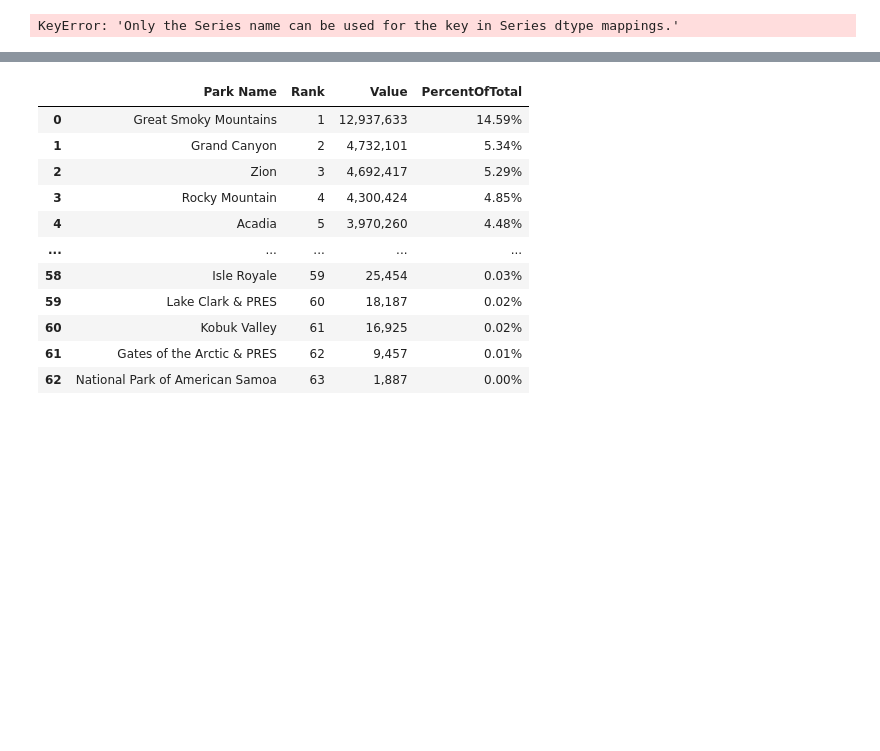
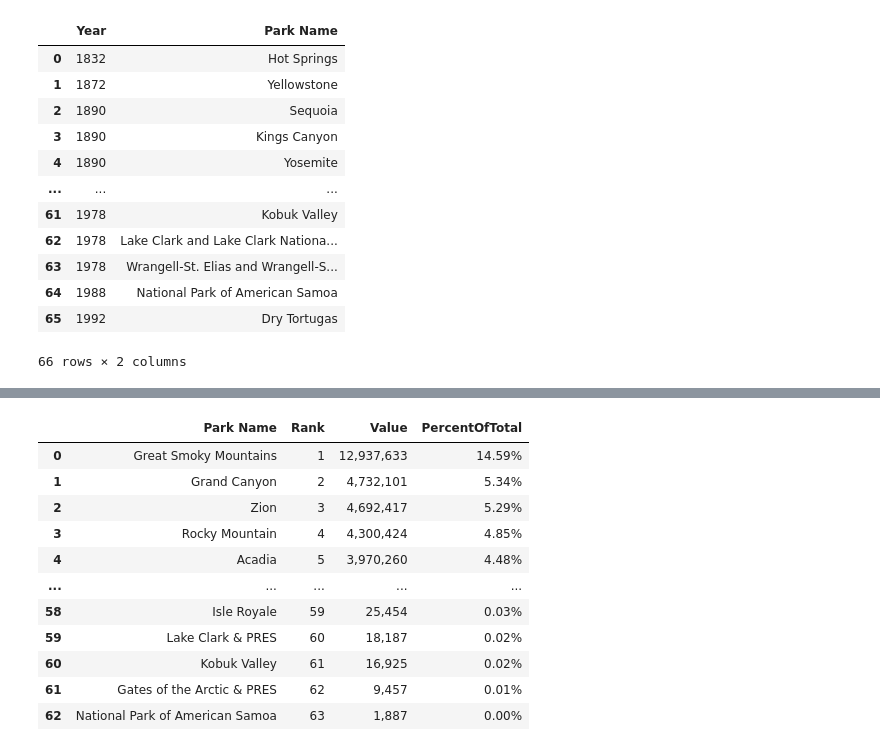
Before and after one commit to JessicaRBailey/Group_CA, a Jupyter notebook: Park_History/park_history.ipynb, the cells around one changed output, grey strips where cells are left out. Cells and saved outputs as stored; diff of their text form; code cells hidden in the pictures; blank space fills up the shorter version.

```diff
--- a/Park_History/park_history.ipynb
+++ b/Park_History/park_history.ipynb
@@ -10,24 +14,38 @@ from pandas import json_normalize
 # %%
 #Create a dataframe from park opening history
 
 
 file = Path("../Resources/Park_Opening_Dates.csv")
 
 opening_dates_df = pd.read_csv(file)
 
 national_parks_opening_dates_df = opening_dates_df[opening_dates_df['Park Name and Location'].str.contains("National Park")]
 
 clean_national_parks_opening_dates = national_parks_opening_dates_df[~national_parks_opening_dates_df["Park Name and Location"].str.contains('transferred')].drop('Date', axis=1)
 
 clean_national_parks_opening_dates['Park Name'] = clean_national_parks_opening_dates['Park Name and Location'].str.split(',').str[0]
 
-parks_openings = clean_national_parks_opening_dates.drop(['Park Name and Location'], axis=1)
+clean_national_parks_opening_dates_final = clean_national_parks_opening_dates.drop(['Park Name and Location'], axis=1)
+
+parks_openings = clean_national_parks_opening_dates_final.replace(' National Park', "", regex=True)
 
 parks_openings.reset_index(drop=True, inplace=True)
 
-parks_openings['Year'].astype('int64')
+parks_openings
 # %% [output]
+|  | Year | Park Name |
+| 0 | 1832 | Hot Springs |
+| 1 | 1872 | Yellowstone |
+| 2 | 1890 | Sequoia |
+| 3 | 1890 | Kings Canyon |
+| 4 | 1890 | Yosemite |
+| ... | ... | ... |
+| 61 | 1978 | Kobuk Valley |
+| 62 | 1978 | Lake Clark and Lake Clark Nationa... |
+| 63 | 1978 | Wrangell-St. Elias and Wrangell-S... |
+| 64 | 1988 | National Park of American Samoa |
+| 65 | 1992 | Dry Tortugas |
-KeyError: 'Only the Series name can be used for the key in Series dtype mappings.'
+66 rows × 2 columns
 # %%
 #Create a Dataframe from national parks API Data
 
```
Also changed, not shown: parts of 4 cells of this notebook.
